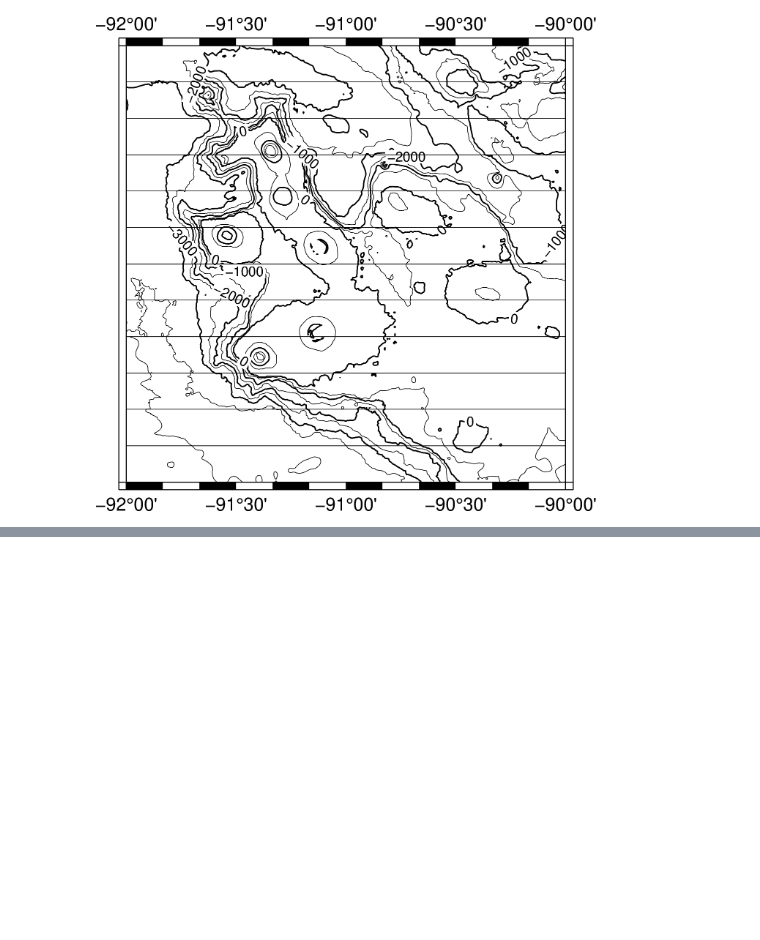
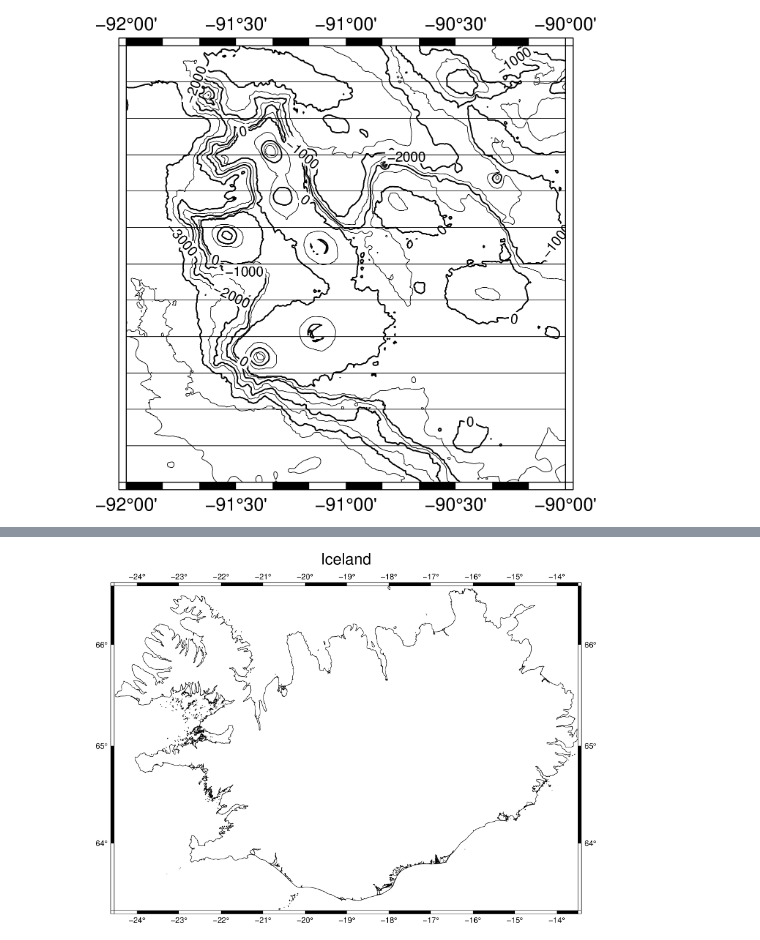
Before and after one commit to willschlitzer/learn-pygmt, a Jupyter notebook: frame_ticks_labels.ipynb, the cells around one changed output, grey strips where cells are left out. Cells and saved outputs as stored; diff of their text form; code cells hidden in the pictures; blank space fills up the shorter version.

```diff
--- a/frame_ticks_labels.ipynb
+++ b/frame_ticks_labels.ipynb
@@ -17,0 +32,7 @@ fig.show()
+# %%
+fig = pygmt.Figure()
+fig.coast(shorelines="1/0.5p", region="IS", projection="M25c")
+fig.basemap(frame=["a", "+tIceland"])
+fig.show()
+# %% [output]
+[figure, added]
```
Also changed, not shown: parts of 3 cells of this notebook, 5 other files.
